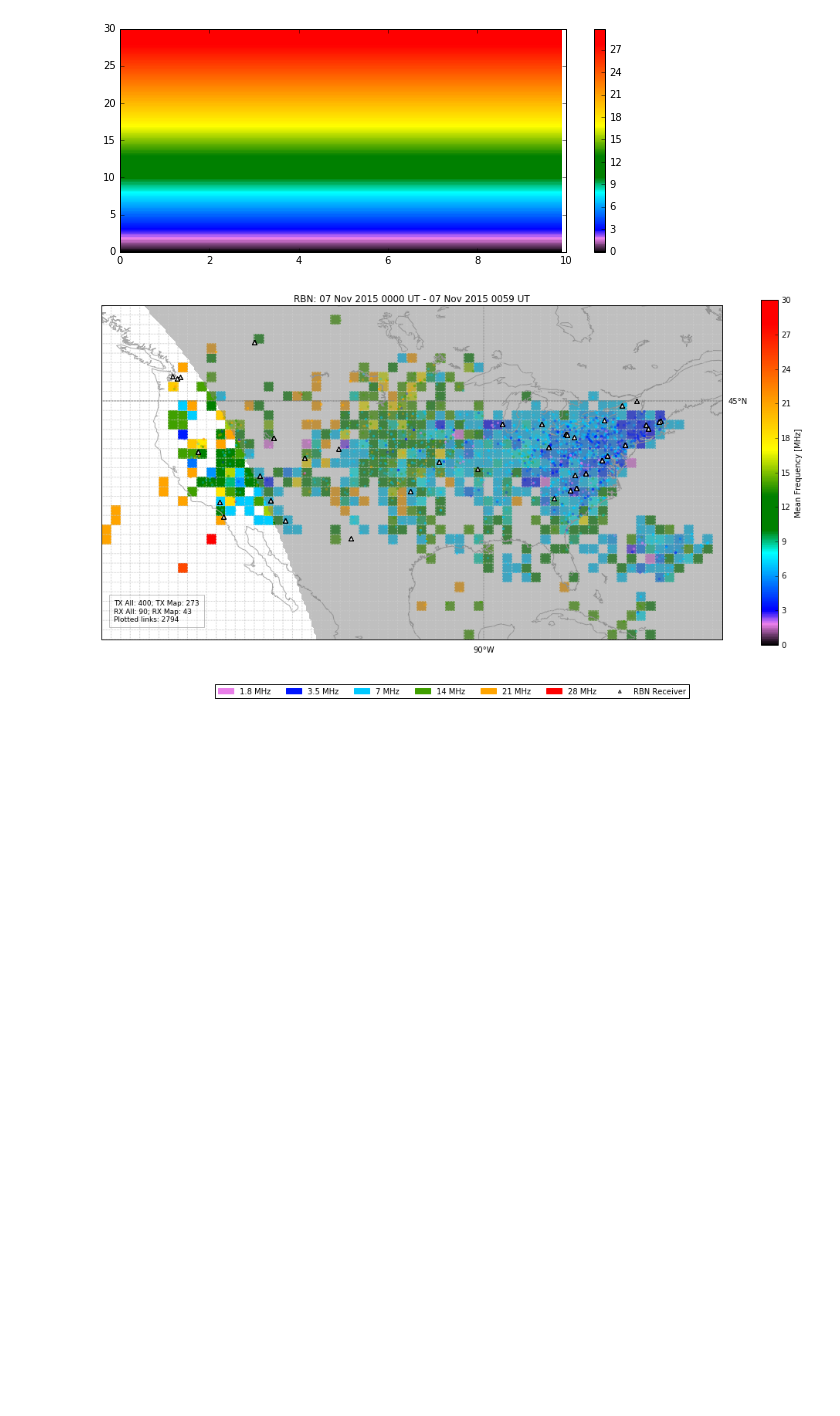
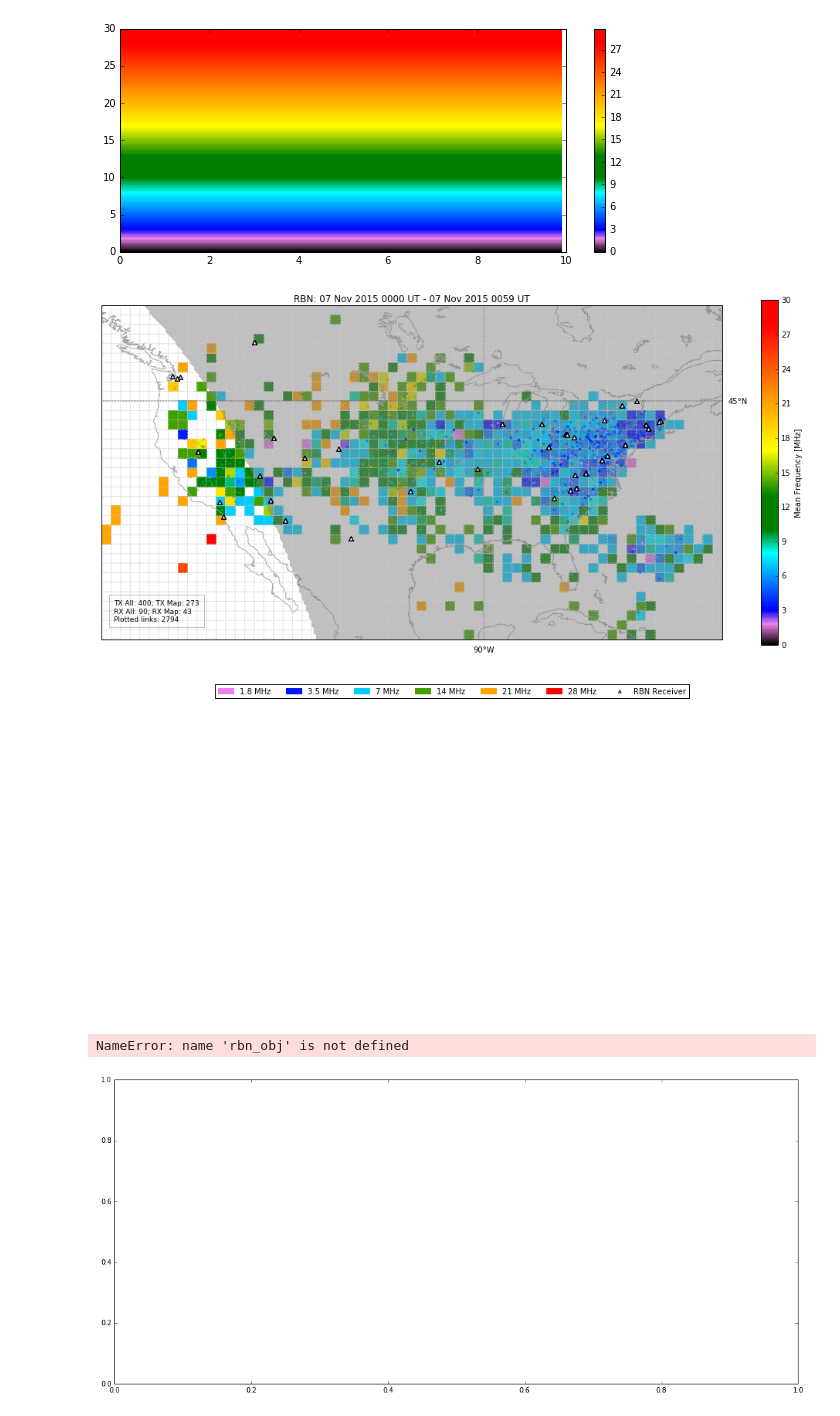
Before and after one commit to w2naf/HamSCI, a Jupyter notebook: notebooks/Custom CMAP.ipynb, the cells around one changed output. Saved outputs shown, nothing was run; the diff lists cells and outputs as text; code cells hidden in the pictures; blank space fills up the shorter version.

```diff
--- a/notebooks/Custom CMAP.ipynb
+++ b/notebooks/Custom CMAP.ipynb
@@ -150,3 +144,13 @@ rbn_map.overlay_grid_data(rbn_grid,cmap=cmap,vmin=vmin,vmax=vmax)
 # %% [output]
 [figure]
 [figure]
+# %%
+band_data = rbn_lib.BandData(cmap=cmap,vmin=vmin,vmax=vmax)
+fig = plt.figure(figsize=(18,8))
+ax  = fig.add_subplot(111)
+rbn_map = rbn_lib.RbnMap(rbn_obj,band_data=band_data,ax=ax)
+rbn_map.overlay_grid(rbn_grid)
+rbn_map.overlay_grid_data(rbn_grid,cmap=cmap,vmin=vmin,vmax=vmax)
+# %% [output]
+NameError: name 'rbn_obj' is not defined
+[figure, added]
```
Also changed, not shown: parts of 3 cells of this notebook, 4 other files.
